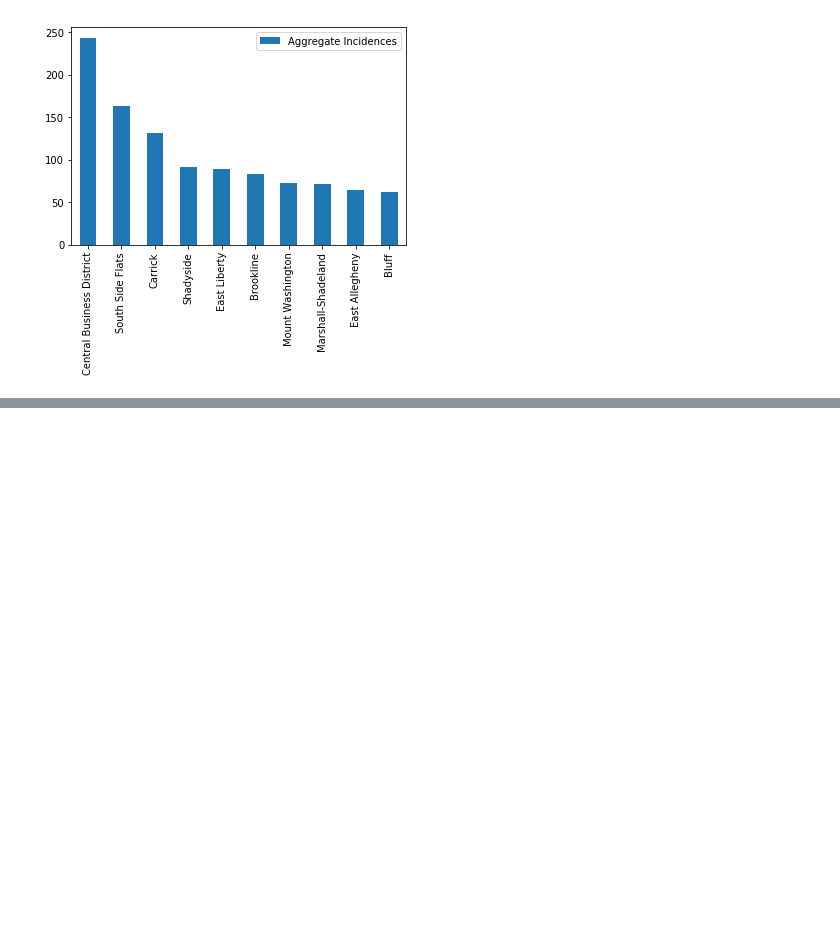
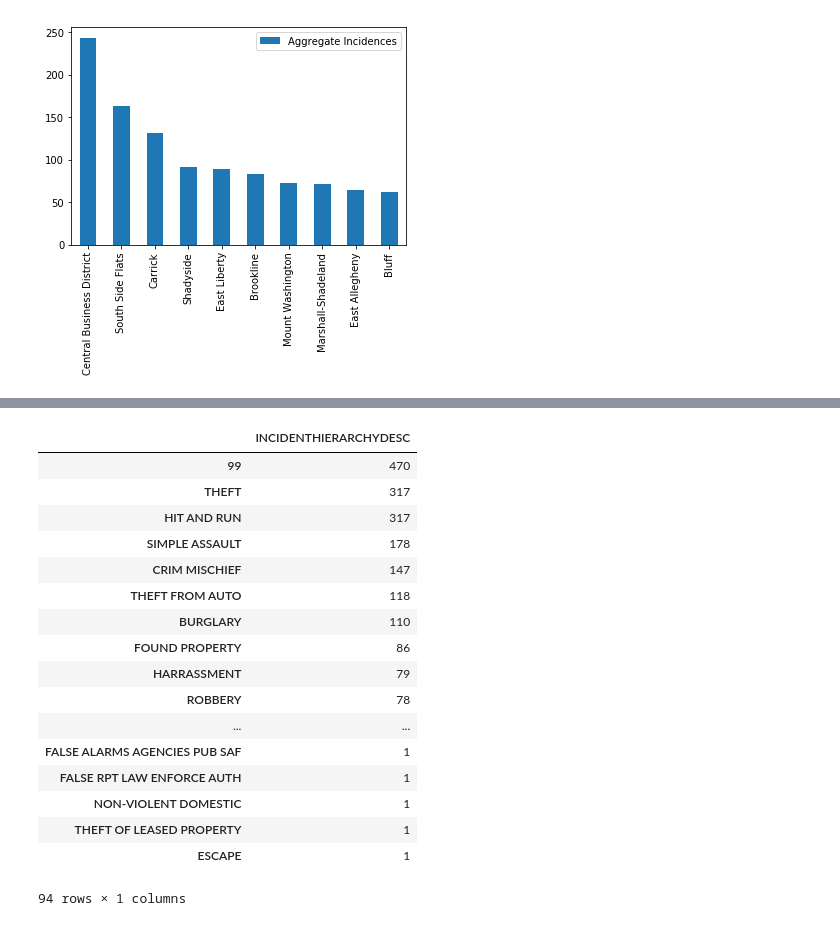
Before and after one commit to alucchitti/BigIdeasFinal, a Jupyter notebook: final-project.ipynb, the cells around one changed output, grey strips where cells are left out. Saved outputs shown, nothing was run; the diff lists cells and outputs as text; code cells hidden in the pictures; blank space fills up the shorter version.

```diff
--- a/final-project.ipynb
+++ b/final-project.ipynb
@@ -48,0 +81,23 @@ neighborhoodCounts.tail(10).plot.bar()
+# %%
+# What are the most popular incidents?
+offenseCounts = pd.DataFrame(policeData['INCIDENTHIERARCHYDESC'].value_counts().sort_values(ascending=False))
+offenseCounts
+# %% [output]
+|  | INCIDENTHIERARCHYDESC |
+| 99 | 470 |
+| THEFT | 317 |
+| HIT AND RUN | 317 |
+| SIMPLE ASSAULT | 178 |
+| CRIM MISCHIEF | 147 |
+| THEFT FROM AUTO | 118 |
+| BURGLARY | 110 |
+| FOUND PROPERTY | 86 |
+| HARRASSMENT | 79 |
+| ROBBERY | 78 |
+| ... | ... |
+| FALSE ALARMS AGENCIES PUB SAF | 1 |
+| FALSE RPT LAW ENFORCE AUTH | 1 |
+| NON-VIOLENT DOMESTIC | 1 |
+| THEFT OF LEASED PROPERTY | 1 |
+| ESCAPE | 1 |
+94 rows × 1 columns
```
Also changed, not shown: parts of 11 cells of this notebook.
